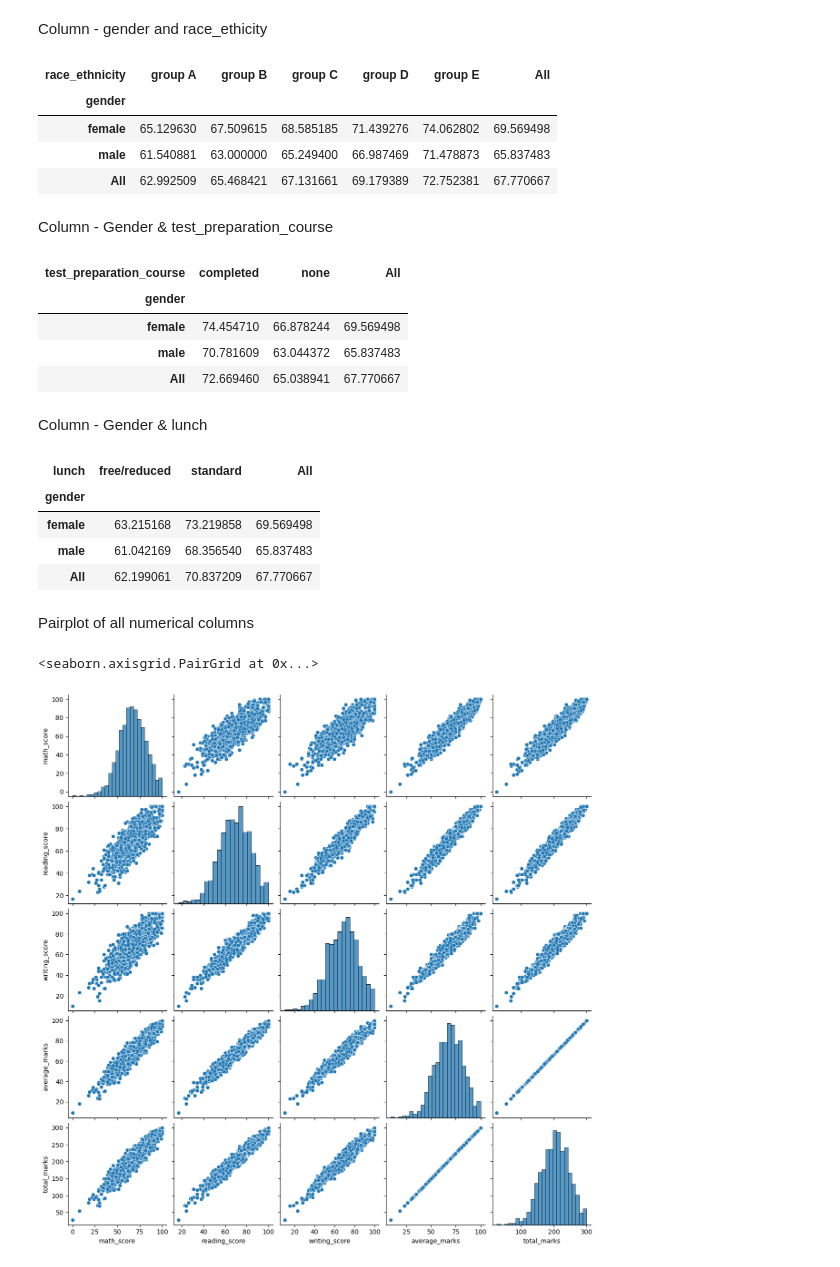
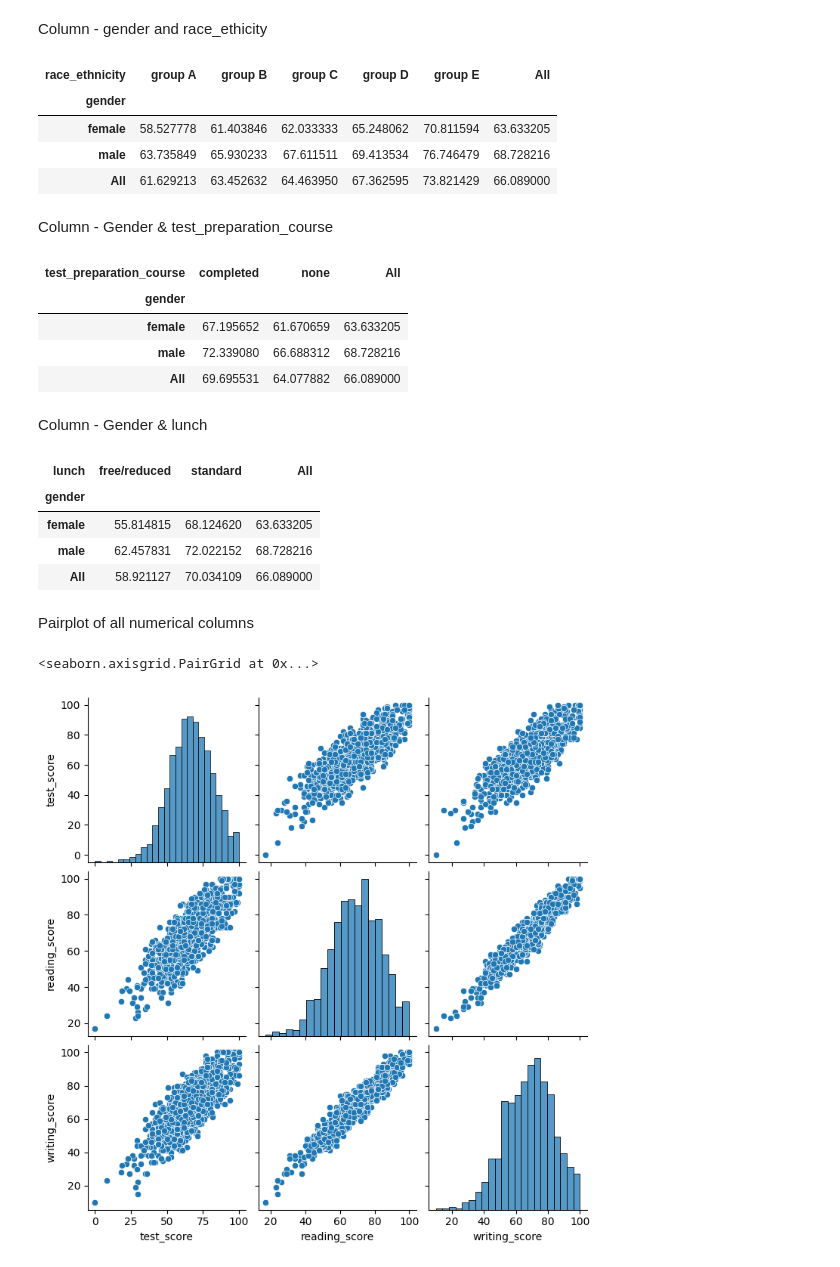
Before and after one commit to Aakash-Engineer/ML-project, a Jupyter notebook: notebooks/DATA_ANALYSIS.ipynb, the cells around one changed output. Drawn from its saved outputs; the diff is of its cells as text; code cells hidden in the pictures.

```diff
--- a/notebooks/DATA_ANALYSIS.ipynb
+++ b/notebooks/DATA_ANALYSIS.ipynb
@@ -124,14 +151,9 @@ dtype: int64
 # %%
 # convert data types of numeric columns from int 64 to int 32
 
-df['math_score'] = df['math_score'].astype('int32')
+df['test_score'] = df['test_score'].astype('int32')
 df['reading_score'] = df['reading_score'].astype('int32')
 df['writing_score'] = df['writing_score'].astype('int32')
-# %%
-# Add column average marks and total marks
-
-df['average_marks'] = (df['math_score'] + df['reading_score'] + df['writing_score']) / 3
-df['total_marks'] = df['math_score'] + df['reading_score'] + df['writing_score']
 # %%
 df
 # %% [output]
@@ -383,13 +408,13 @@ pd.crosstab(df['gender'], df['parental_level_of_education'], values=df['average_
 # %% [markdown]
 Column - gender and race_ethicity
 # %%
-pd.crosstab(df['gender'], df['race_ethnicity'], values=df['average_marks'], aggfunc='mean', margins=True)
+pd.crosstab(df['gender'], df['race_ethnicity'], values=df['test_score'], aggfunc='mean', margins=True)
 # %% [output]
 | race_ethnicity | group A | group B | group C | group D | group E | All |
 | gender |  |  |  |  |  |  |
-| female | 65.129630 | 67.509615 | 68.585185 | 71.439276 | 74.062802 | 69.569498 |
-| male | 61.540881 | 63.000000 | 65.249400 | 66.987469 | 71.478873 | 65.837483 |
-| All | 62.992509 | 65.468421 | 67.131661 | 69.179389 | 72.752381 | 67.770667 |
+| female | 58.527778 | 61.403846 | 62.033333 | 65.248062 | 70.811594 | 63.633205 |
+| male | 63.735849 | 65.930233 | 67.611511 | 69.413534 | 76.746479 | 68.728216 |
+| All | 61.629213 | 63.452632 | 64.463950 | 67.362595 | 73.821429 | 66.089000 |
 # %%
 # Observations
 
@@ -398,13 +423,13 @@ pd.crosstab(df['gender'], df['race_ethnicity'], values=df['average_marks'], aggf
 # %% [markdown]
 Column - Gender & test_preparation_course
 # %%
-pd.crosstab(df['gender'], df['test_preparation_course'], values=df['average_marks'], aggfunc='mean', margins=True)
+pd.crosstab(df['gender'], df['test_preparation_course'], values=df['test_score'], aggfunc='mean', margins=True)
 # %% [output]
 | test_preparation_course | completed | none | All |
 | gender |  |  |  |
-| female | 74.454710 | 66.878244 | 69.569498 |
-| male | 70.781609 | 63.044372 | 65.837483 |
-| All | 72.669460 | 65.038941 | 67.770667 |
+| female | 67.195652 | 61.670659 | 63.633205 |
+| male | 72.339080 | 66.688312 | 68.728216 |
+| All | 69.695531 | 64.077882 | 66.089000 |
 # %%
 # Observations
 
@@ -413,13 +438,13 @@ pd.crosstab(df['gender'], df['test_preparation_course'], values=df['average_mark
 # %% [markdown]
 Column - Gender & lunch
 # %%
-pd.crosstab(df['gender'], df['lunch'], values=df['average_marks'], aggfunc='mean', margins=True)
+pd.crosstab(df['gender'], df['lunch'], values=df['test_score'], aggfunc='mean', margins=True)
 # %% [output]
 | lunch | free/reduced | standard | All |
 | gender |  |  |  |
-| female | 63.215168 | 73.219858 | 69.569498 |
-| male | 61.042169 | 68.356540 | 65.837483 |
-| All | 62.199061 | 70.837209 | 67.770667 |
+| female | 55.814815 | 68.124620 | 63.633205 |
+| male | 62.457831 | 72.022152 | 68.728216 |
+| All | 58.921127 | 70.034109 | 66.089000 |
 # %%
 # Observations
 
@@ -428,7 +453,7 @@ pd.crosstab(df['gender'], df['lunch'], values=df['average_marks'], aggfunc='mean
 # %% [markdown]
 Pairplot of all numerical columns
 # %%
-sns.pairplot(df[['math_score', 'reading_score', 'writing_score', 'average_marks', 'total_marks']])
+sns.pairplot(df[['test_score', 'reading_score', 'writing_score']])
 # %% [output]
 <seaborn.axisgrid.PairGrid at 0x...>
-[figure, old version]
+[figure, new version]
```
Also changed, not shown: parts of 29 cells of this notebook, 12 other files.
